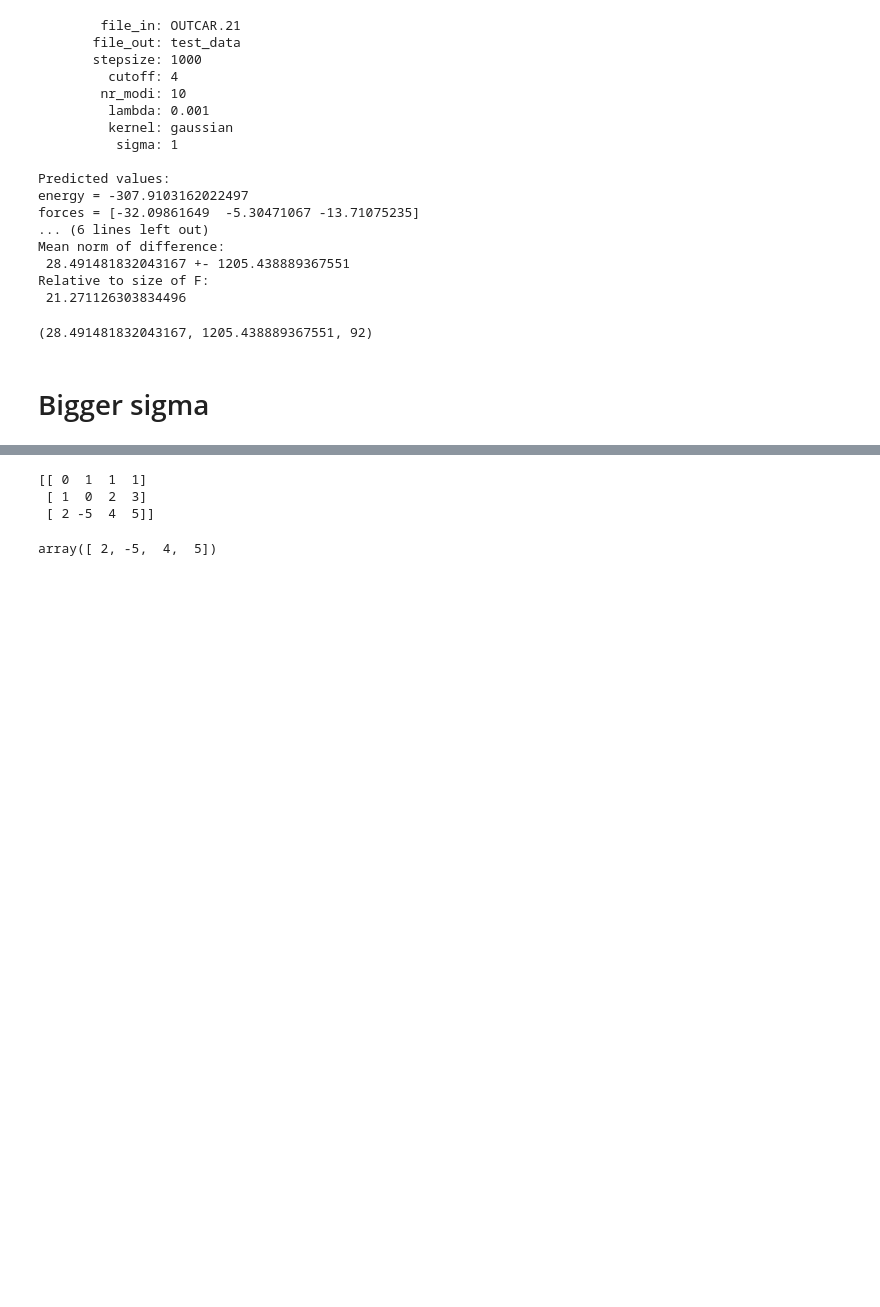
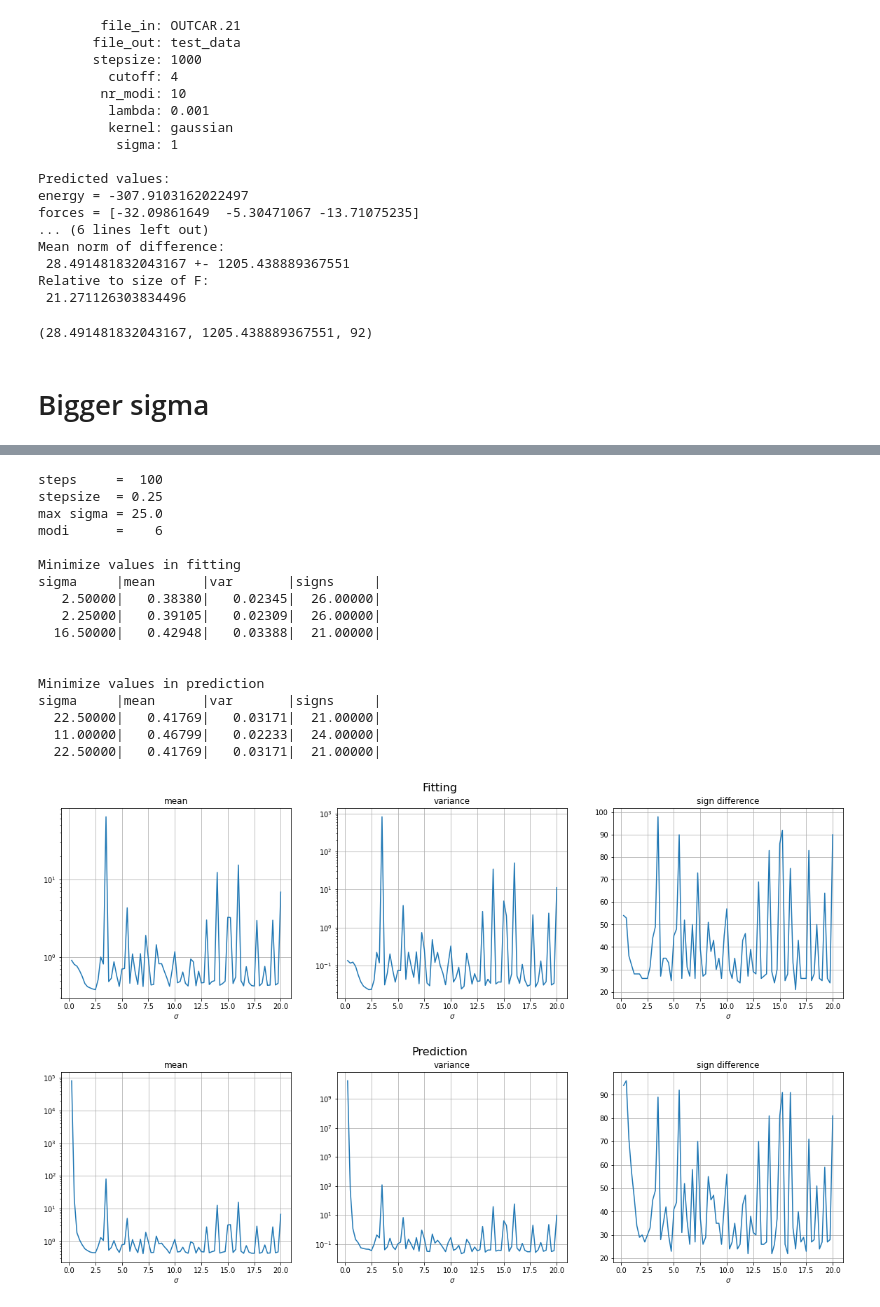
Before and after one commit to Lactose94/LP-Machine-Learning, a Jupyter notebook: Test_quality.ipynb, the cells around one changed output, grey strips where cells are left out. Drawn from its saved outputs; the diff is of its cells as text; code cells hidden in the pictures; blank space fills up the shorter version.

```diff
--- a/Test_quality.ipynb
+++ b/Test_quality.ipynb
@@ -210,12 +225,25 @@ sigma     |mean      |var       |signs     |
    3.25000|   0.42143|   0.03052|  19.00000|
 [figure]
 [figure]
-# %%
-a = np.array([[0, 1, 1, 1],[1, 0, 2, 3], [2, -5, 4, 5]])
-print(a)
-min_sigma_of_axis(a, 1)
-# %% [output]
-[[ 0  1  1  1]
- [ 1  0  2  3]
- [ 2 -5  4  5]]
-array([ 2, -5,  4,  5])
+# %%
+analyze(100, 6, max_n=80)
+# %% [output]
+steps     =  100
+stepsize  = 0.25
+max sigma = 25.0
+modi      =    6
+
+Minimize values in fitting
+sigma     |mean      |var       |signs     |
+   2.50000|   0.38380|   0.02345|  26.00000|
+   2.25000|   0.39105|   0.02309|  26.00000|
+  16.50000|   0.42948|   0.03388|  21.00000|
+
+
+Minimize values in prediction
+sigma     |mean      |var       |signs     |
+  22.50000|   0.41769|   0.03171|  21.00000|
+  11.00000|   0.46799|   0.02233|  24.00000|
+  22.50000|   0.41769|   0.03171|  21.00000|
+[figure, added]
+[figure, added]
```
Also changed, not shown: parts of 12 cells of this notebook, 20 other files.
